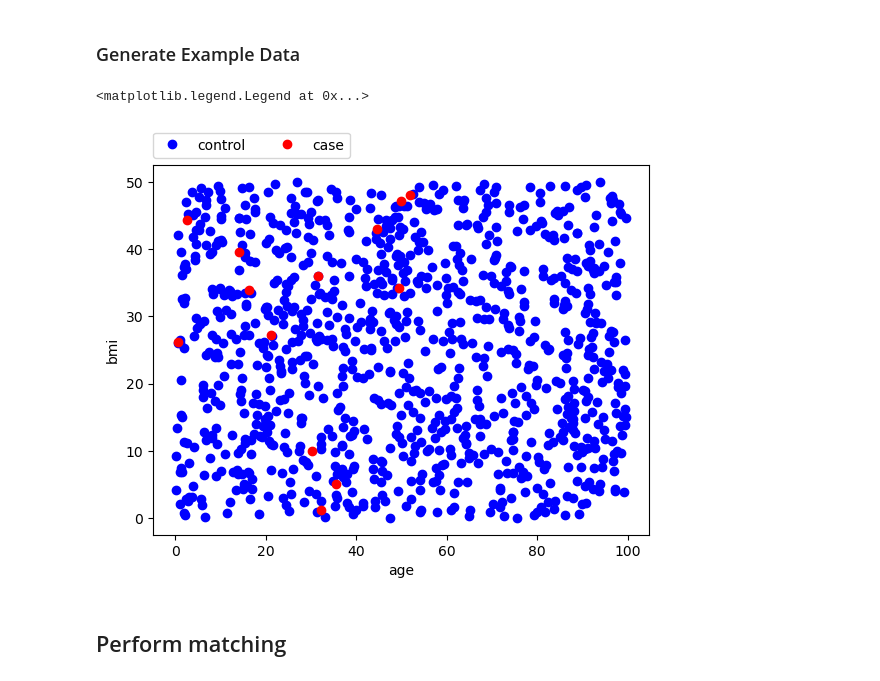
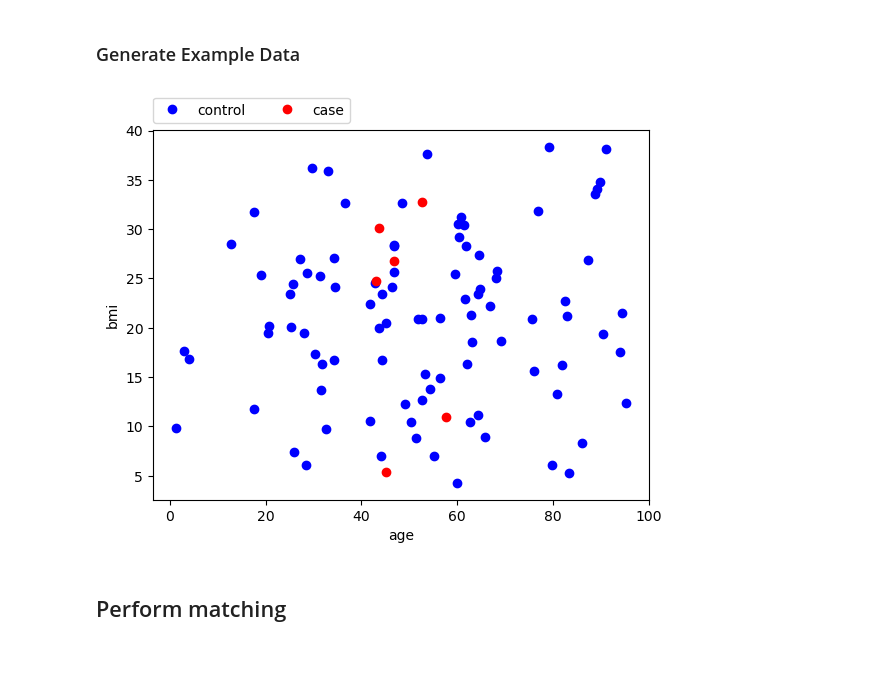
Before and after one commit to kirilklein/opmatch, a Jupyter notebook: README.ipynb, the cells around one changed output. Drawn from its saved outputs; the diff is of its cells as text; code cells hidden in the pictures.

```diff
--- a/README.ipynb
+++ b/README.ipynb
@@ -61,25 +71,17 @@ case_control_dict = Matcher(
 * **case_col**: column name of case column, should contain 1s and 0s
 # %% [markdown]
 ### Generate Example Data
-# %%
-import numpy as np
-import pandas as pd
-import matplotlib.pyplot as plt
-
-num_patients = 1000
-age = np.random.uniform(0, 100, num_patients)
-bmi = np.random.uniform(0, 50, num_patients)
-case = np.random.binomial(1, .01, num_patients)
-df = pd.DataFrame({'age':age, 'bmi':bmi, 'case':case})
-
-plt.plot(df.age[df.case==0], df.bmi[df.case==0], 'bo', label='control')
-plt.plot(df.age[df.case==1], df.bmi[df.case==1], 'ro', label='case')
-plt.xlabel('age')
-plt.ylabel('bmi')
-plt.legend(loc=(0,1.02), ncol=2)
-# %% [output]
-<matplotlib.legend.Legend at 0x...>
-[figure, removed]
+# %%
+from opmatch.tutorial import example_data, vis
+import importlib
+importlib.reload(example_data)
+importlib.reload(vis)
+import matplotlib.pyplot as plt
+
+df = example_data.generate(100, 0.05)
+vis.age_bmi_scatter_2d(df)
+# %% [output]
+[figure, added]
 # %% [markdown]
 ## Perform matching
 # %%
```
Also changed, not shown: parts of 15 cells of this notebook, 2 other files.
